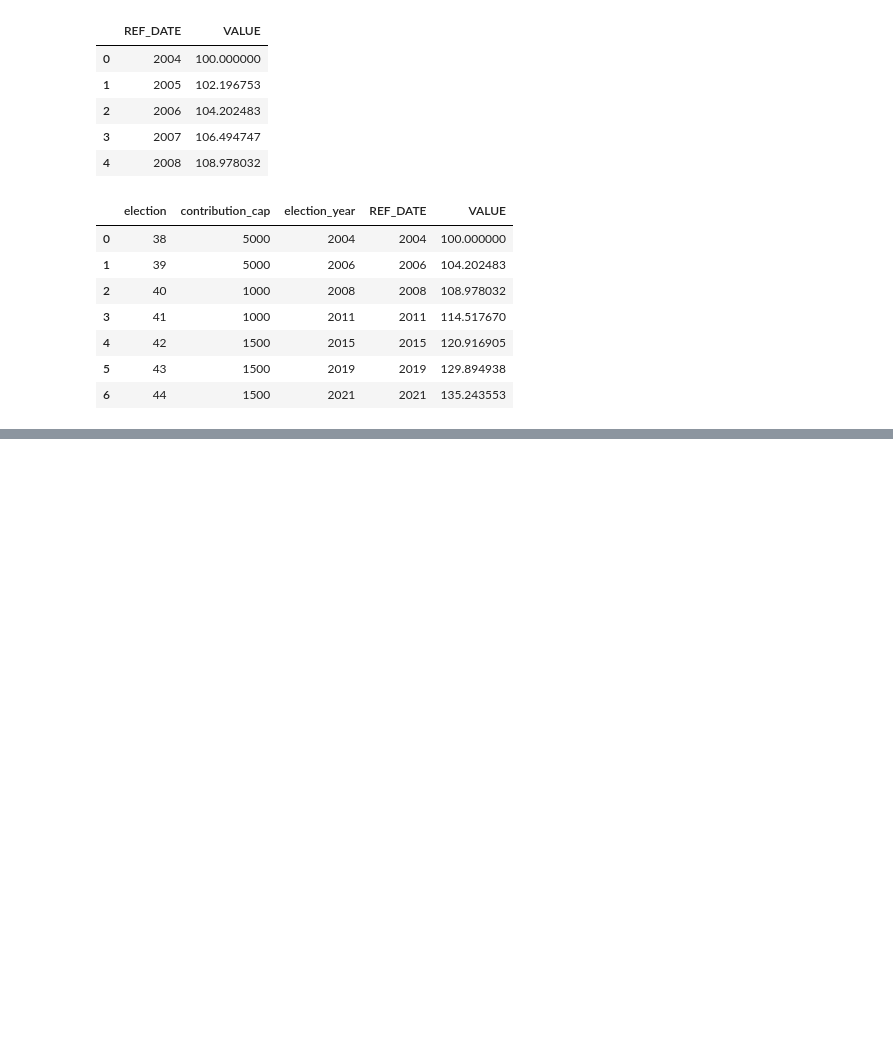
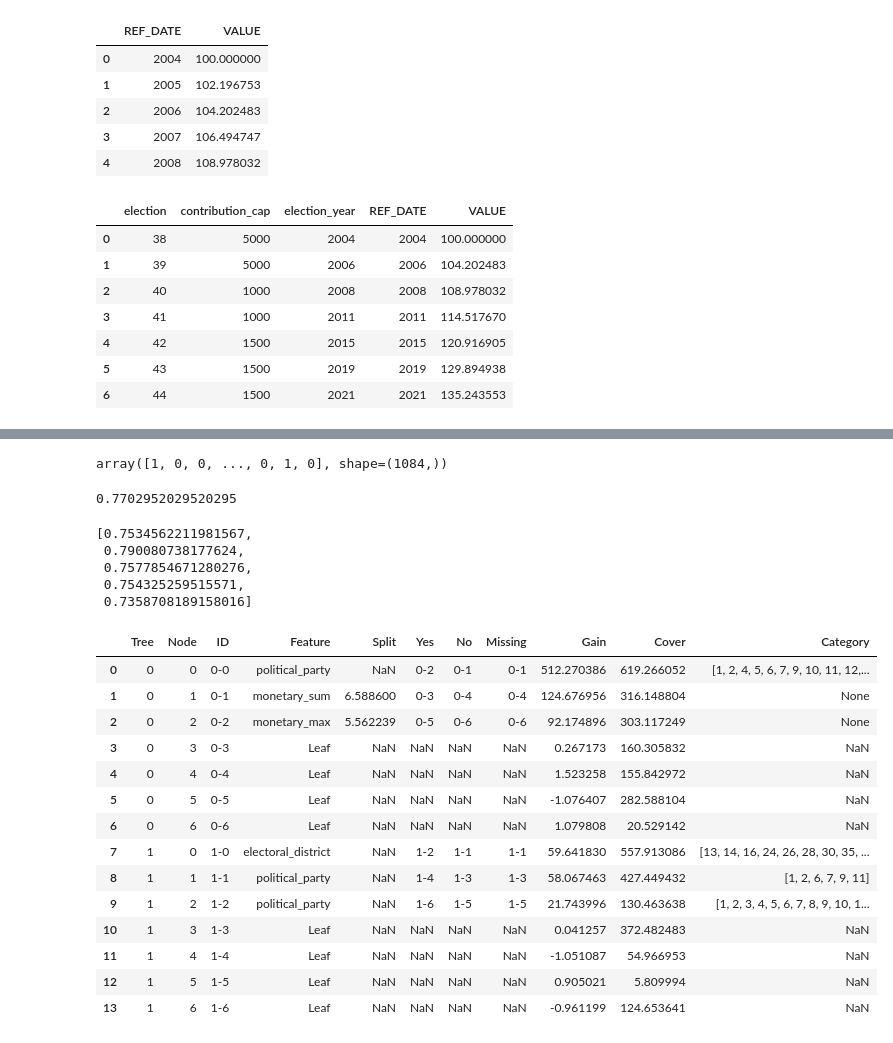
Before and after one commit to cjyu98/elections_contributions, a Jupyter notebook: eda_modeling.ipynb, the cells around one changed output, grey strips where cells are left out. Saved outputs shown, nothing was run; the diff lists cells and outputs as text; code cells hidden in the pictures; blank space fills up the shorter version.

```diff
--- a/eda_modeling.ipynb
+++ b/eda_modeling.ipynb
@@ -173,0 +238,60 @@ test_df = election_44_processed_df
+# %%
+pred = bst.predict(X_valid)
+pred
+# %% [output]
+array([1, 0, 0, ..., 0, 1, 0], shape=(1084,))
+# %%
+y_true = y_valid.astype('int').values
+accuracy_score(y_true, pred)
+# %% [output]
+0.7702952029520295
+# %%
+# implement 5-fold cv to check for robustness
+
+bst_fold = XGBClassifier(n_estimators=2, max_depth=2, learning_rate=1, objective='binary:logistic', enable_categorical = True)
+kf = KFold(n_splits=5, shuffle=True, random_state=123)
+accuracies = []
+
+
+for train_idx, val_idx in kf.split(X_train_full):
+    X_train, X_valid = X_train_full.iloc[train_idx], X_train_full.iloc[val_idx]
+    y_train, y_valid = y_train_full.iloc[train_idx], y_train_full.iloc[val_idx]
+
+    bst.fit(X_train, y_train)
+    pred = bst.predict(X_valid)
+    y_true = y_valid.astype('int').values
+    acc = accuracy_score(y_true, pred)
+    accuracies.append(acc)
+
+accuracies
+# %% [output]
+[0.7534562211981567,
+ 0.790080738177624,
+ 0.7577854671280276,
+ 0.754325259515571,
+ 0.7358708189158016]
+# %%
+# extract tree
+
+booster = bst.get_booster()
+
+# Get tree dump as DataFrame
+tree_df = booster.trees_to_dataframe()
+
+tree_df
+# %% [output]
+|  | Tree | Node | ID | Feature | Split | Yes | No | Missing | Gain | Cover | Category |
+| 0 | 0 | 0 | 0-0 | political_party | NaN | 0-2 | 0-1 | 0-1 | 512.270386 | 619.266052 | [1, 2, 4, 5, 6, 7, 9, 10, 11, 12,... |
+| 1 | 0 | 1 | 0-1 | monetary_sum | 6.588600 | 0-3 | 0-4 | 0-4 | 124.676956 | 316.148804 | None |
+| 2 | 0 | 2 | 0-2 | monetary_max | 5.562239 | 0-5 | 0-6 | 0-6 | 92.174896 | 303.117249 | None |
+| 3 | 0 | 3 | 0-3 | Leaf | NaN | NaN | NaN | NaN | 0.267173 | 160.305832 | NaN |
+| 4 | 0 | 4 | 0-4 | Leaf | NaN | NaN | NaN | NaN | 1.523258 | 155.842972 | NaN |
+| 5 | 0 | 5 | 0-5 | Leaf | NaN | NaN | NaN | NaN | -1.076407 | 282.588104 | NaN |
+| 6 | 0 | 6 | 0-6 | Leaf | NaN | NaN | NaN | NaN | 1.079808 | 20.529142 | NaN |
+| 7 | 1 | 0 | 1-0 | electoral_district | NaN | 1-2 | 1-1 | 1-1 | 59.641830 | 557.913086 | [13, 14, 16, 24, 26, 28, 30, 35, ... |
+| 8 | 1 | 1 | 1-1 | political_party | NaN | 1-4 | 1-3 | 1-3 | 58.067463 | 427.449432 | [1, 2, 6, 7, 9, 11] |
+| 9 | 1 | 2 | 1-2 | political_party | NaN | 1-6 | 1-5 | 1-5 | 21.743996 | 130.463638 | [1, 2, 3, 4, 5, 6, 7, 8, 9, 10, 1... |
+| 10 | 1 | 3 | 1-3 | Leaf | NaN | NaN | NaN | NaN | 0.041257 | 372.482483 | NaN |
+| 11 | 1 | 4 | 1-4 | Leaf | NaN | NaN | NaN | NaN | -1.051087 | 54.966953 | NaN |
+| 12 | 1 | 5 | 1-5 | Leaf | NaN | NaN | NaN | NaN | 0.905021 | 5.809994 | NaN |
+| 13 | 1 | 6 | 1-6 | Leaf | NaN | NaN | NaN | NaN | -0.961199 | 124.653641 | NaN |
```
Also changed, not shown: parts of 11 cells of this notebook, 1 other file.
